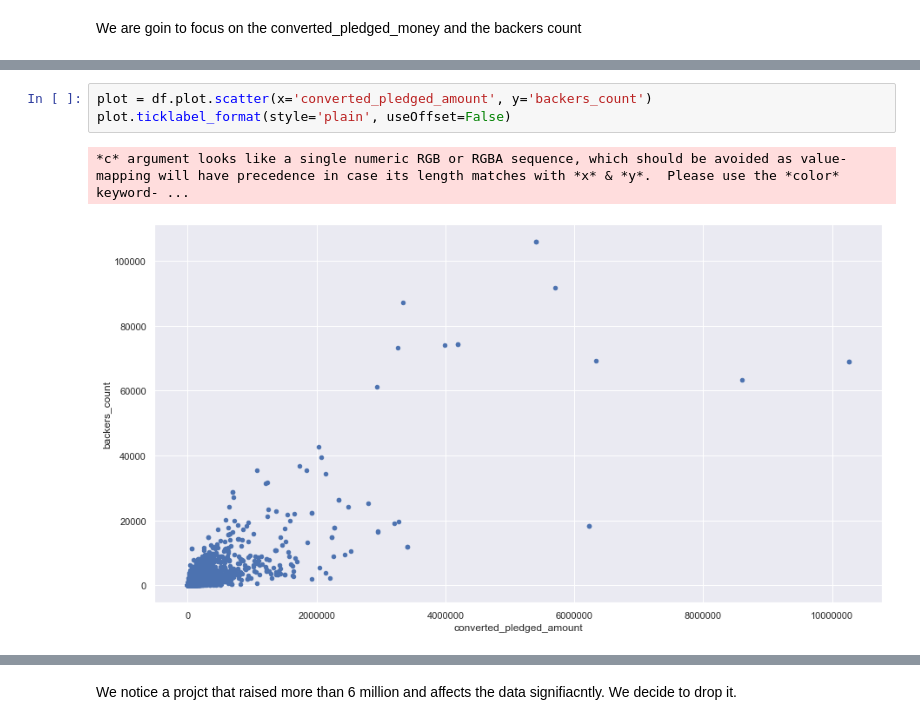
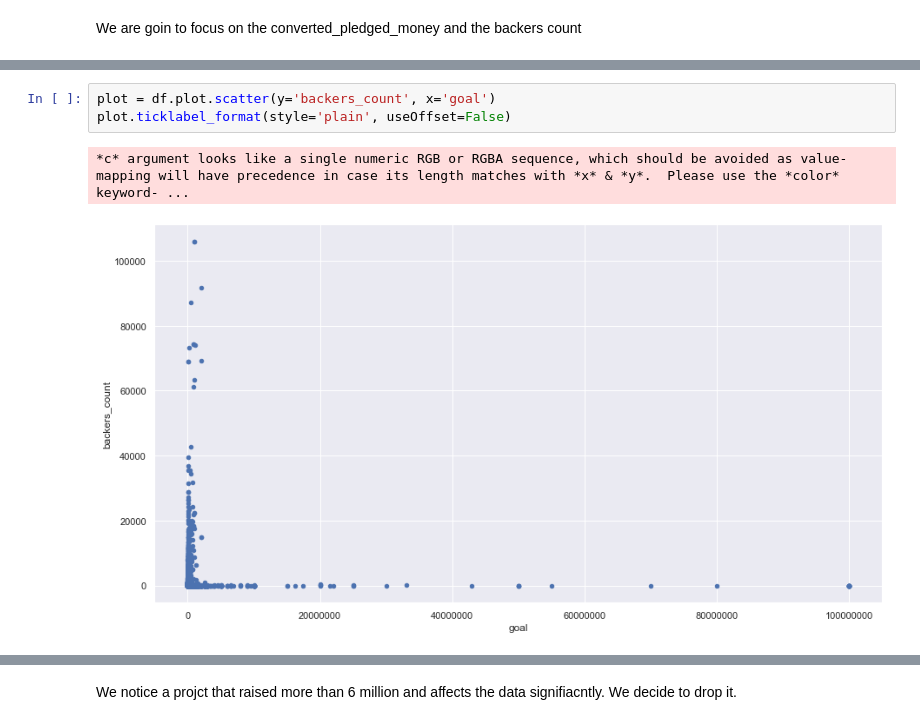
Before and after one commit to bang-a-coder/ds-kickstarter, a Jupyter notebook: kickstarter_project-3.ipynb, the cells around one changed output, grey strips where cells are left out. Drawn from its saved outputs; the diff is of its cells as text.

```diff
--- a/kickstarter_project-3.ipynb
+++ b/kickstarter_project-3.ipynb
@@ -74,6 +79,6 @@ We are goin to focus on the converted_pledged_money and the backers count
 # %%
-plot = df.plot.scatter(x='converted_pledged_amount', y='backers_count')
+plot = df.plot.scatter(y='backers_count', x='goal')
 plot.ticklabel_format(style='plain', useOffset=False)
 # %% [output]
 *c* argument looks like a single numeric RGB or RGBA sequence, which should be avoided as value-mapping will have precedence in case its length matches with *x* & *y*.  Please use the *color* keyword- ...
-[figure, old version]
+[figure, new version]
```
Also changed, not shown: parts of 14 cells of this notebook.
